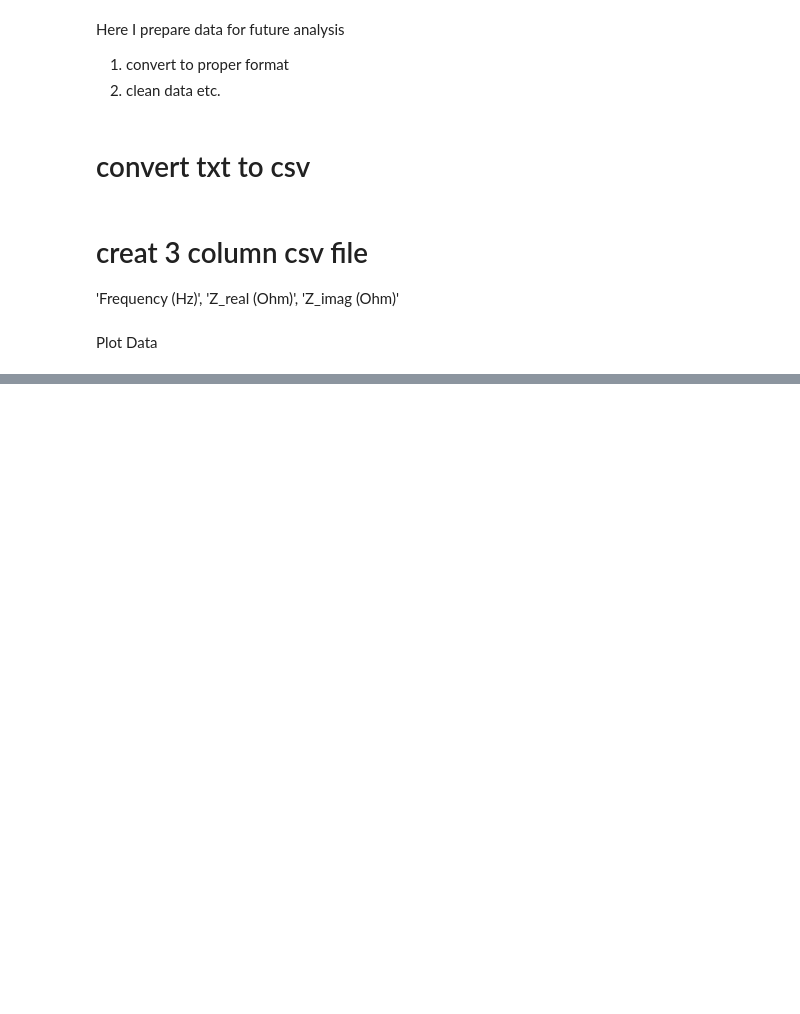
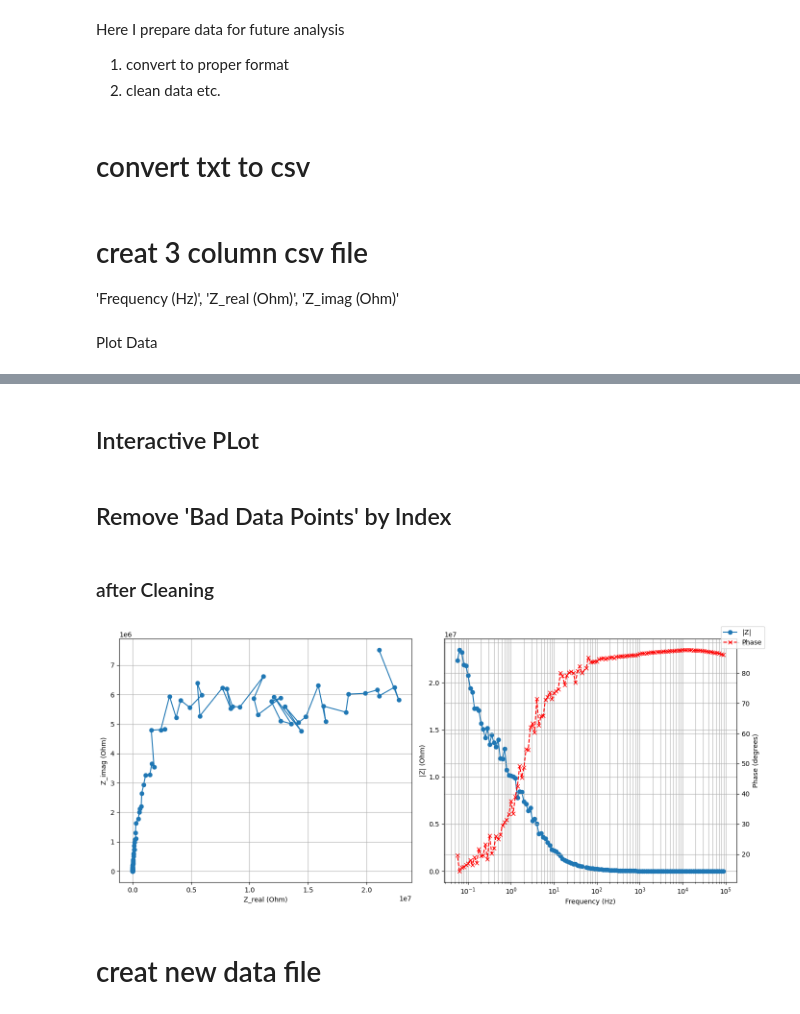
Before and after one commit to Tor91/EIS, a Jupyter notebook: prepData.ipynb, the cells around one changed output, grey strips where cells are left out. Saved outputs shown, nothing was run; the diff lists cells and outputs as text; code cells hidden in the pictures; blank space fills up the shorter version.

```diff
--- a/prepData.ipynb
+++ b/prepData.ipynb
@@ -43,0 +125,2 @@ TypeError: 'DataFrame' object is not callable
+# %% [markdown]
+## Interactive PLot
@@ -43,0 +187,9 @@ TypeError: 'DataFrame' object is not callable
+# %% [markdown]
+## Remove 'Bad Data Points' by Index
+# %%
+
+# Specify the indices of the data points you want to remove
+indices_to_remove = [65,138]  # Example indices
+
+# Create a new DataFrame without the specified data points
+df_f = df_f.drop(indices_to_remove).reset_index(drop=True)
@@ -43,0 +252,34 @@ TypeError: 'DataFrame' object is not callable
+# %% [markdown]
+### after Cleaning
+# %%
+# Create the subplots
+fig, (ax1, ax2) = plt.subplots(1, 2, figsize=(14, 6))
+
+
+# Nyquist plot (Z_real vs Z_imag)
+ax1.plot(df_f['Z_real (Ohm)'], df_f['Z_imag (Ohm)'], 'o-')
+ax1.set_xlabel('Z_real (Ohm)')
+ax1.set_ylabel('Z_imag (Ohm)')
+#ax1.set_title('Nyquist Plot')
+ax1.grid()
+
+# Bode plot (|Z| vs Frequency and Phase vs Frequency)
+ax2.plot(df_f['Frequency (Hz)'], df_f['|Z| (Ohm)'], 'o-', label='|Z|')
+ax2.set_xlabel('Frequency (Hz)')
+ax2.set_ylabel('|Z| (Ohm)')
+ax2.set_xscale('log')
+ax2.grid(which='both', axis='both')
+
+ax3 = ax2.twinx()
+ax3.plot(df_f['Frequency (Hz)'], df_f['Phase (degrees)'], 'x--', color='r', label='Phase')
+ax3.set_ylabel('Phase (degrees)')
+ax3.grid(which='both', axis='both')
+
+fig.legend(loc='upper right')
+
+plt.tight_layout()
+plt.show()
+# %% [output]
+[figure, added]
+# %% [markdown]
+# creat new data file
```
Also changed, not shown: parts of 9 cells of this notebook, 1 other file.
